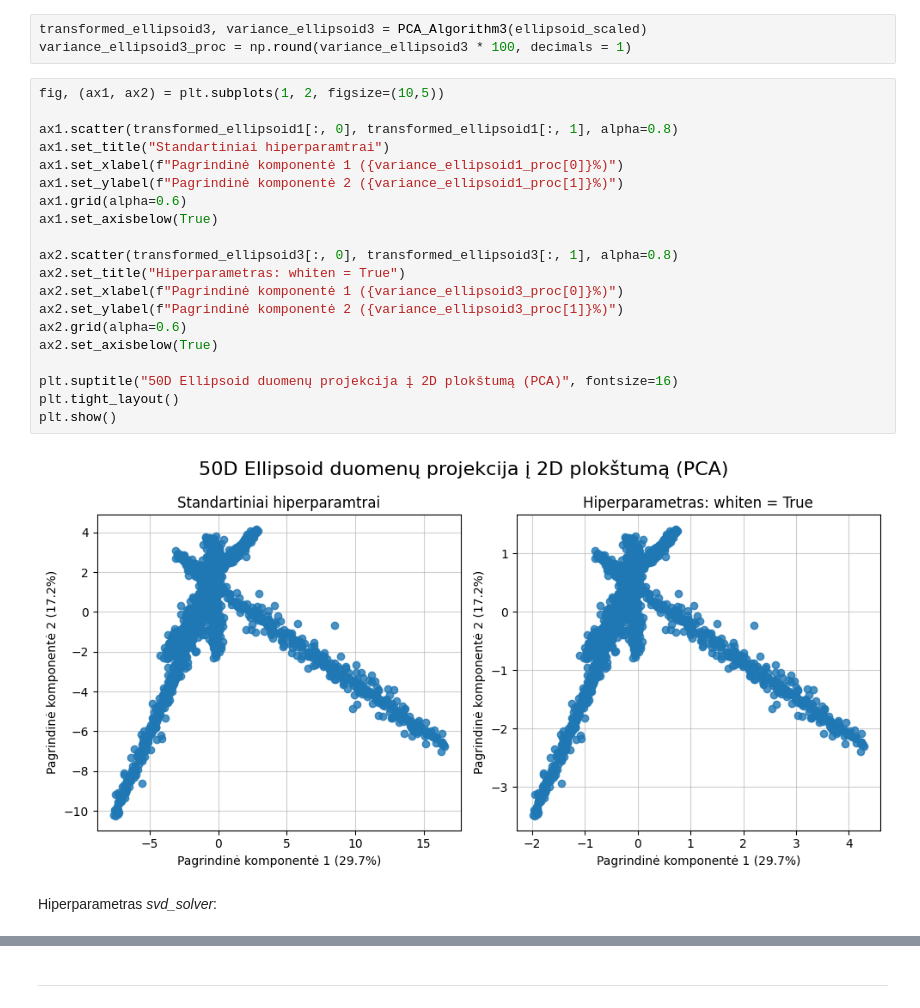
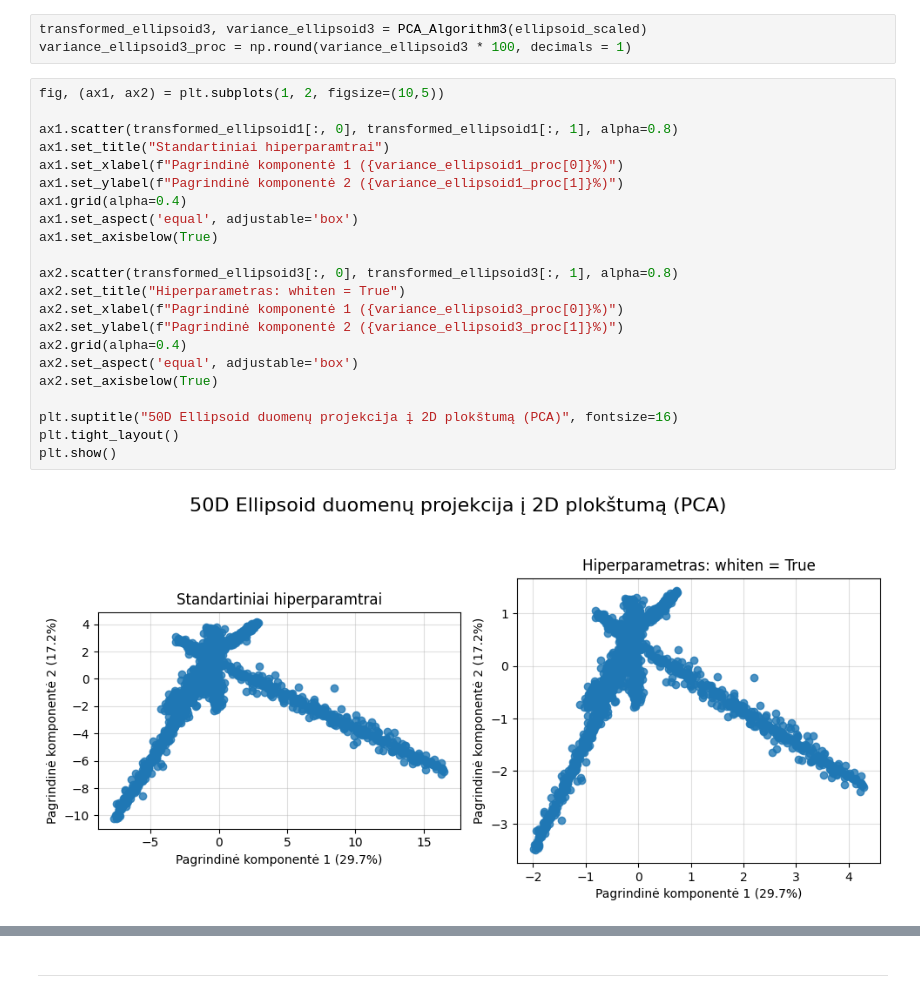
Before and after one commit to EvelinaDu/Papildomi_duomenu_vizualizavimo_skyriai, a Jupyter notebook: Algoritmas/kodas.ipynb, the cells around one changed output, grey strips where cells are left out. Drawn from its saved outputs; the diff is of its cells as text.

```diff
--- a/Algoritmas/kodas.ipynb
+++ b/Algoritmas/kodas.ipynb
@@ -68,24 +93,24 @@ variance_ellipsoid3_proc = np.round(variance_ellipsoid3 * 100, decimals = 1)
 # %%
 fig, (ax1, ax2) = plt.subplots(1, 2, figsize=(10,5))
 
 ax1.scatter(transformed_ellipsoid1[:, 0], transformed_ellipsoid1[:, 1], alpha=0.8)
 ax1.set_title("Standartiniai hiperparamtrai")
 ax1.set_xlabel(f"Pagrindinė komponentė 1 ({variance_ellipsoid1_proc[0]}%)")
 ax1.set_ylabel(f"Pagrindinė komponentė 2 ({variance_ellipsoid1_proc[1]}%)")
-ax1.grid(alpha=0.6)
+ax1.grid(alpha=0.4)
+ax1.set_aspect('equal', adjustable='box')
 ax1.set_axisbelow(True)
 
 ax2.scatter(transformed_ellipsoid3[:, 0], transformed_ellipsoid3[:, 1], alpha=0.8)
 ax2.set_title("Hiperparametras: whiten = True")
 ax2.set_xlabel(f"Pagrindinė komponentė 1 ({variance_ellipsoid3_proc[0]}%)")
 ax2.set_ylabel(f"Pagrindinė komponentė 2 ({variance_ellipsoid3_proc[1]}%)")
-ax2.grid(alpha=0.6)
+ax2.grid(alpha=0.4)
+ax2.set_aspect('equal', adjustable='box')
 ax2.set_axisbelow(True)
 
 plt.suptitle("50D Ellipsoid duomenų projekcija į 2D plokštumą (PCA)", fontsize=16)
 plt.tight_layout()
 plt.show()
 # %% [output]
-[figure, old version]
+[figure, new version]
-# %% [markdown]
-Hiperparametras *svd_solver*:
```
Also changed, not shown: parts of 8 cells of this notebook.
